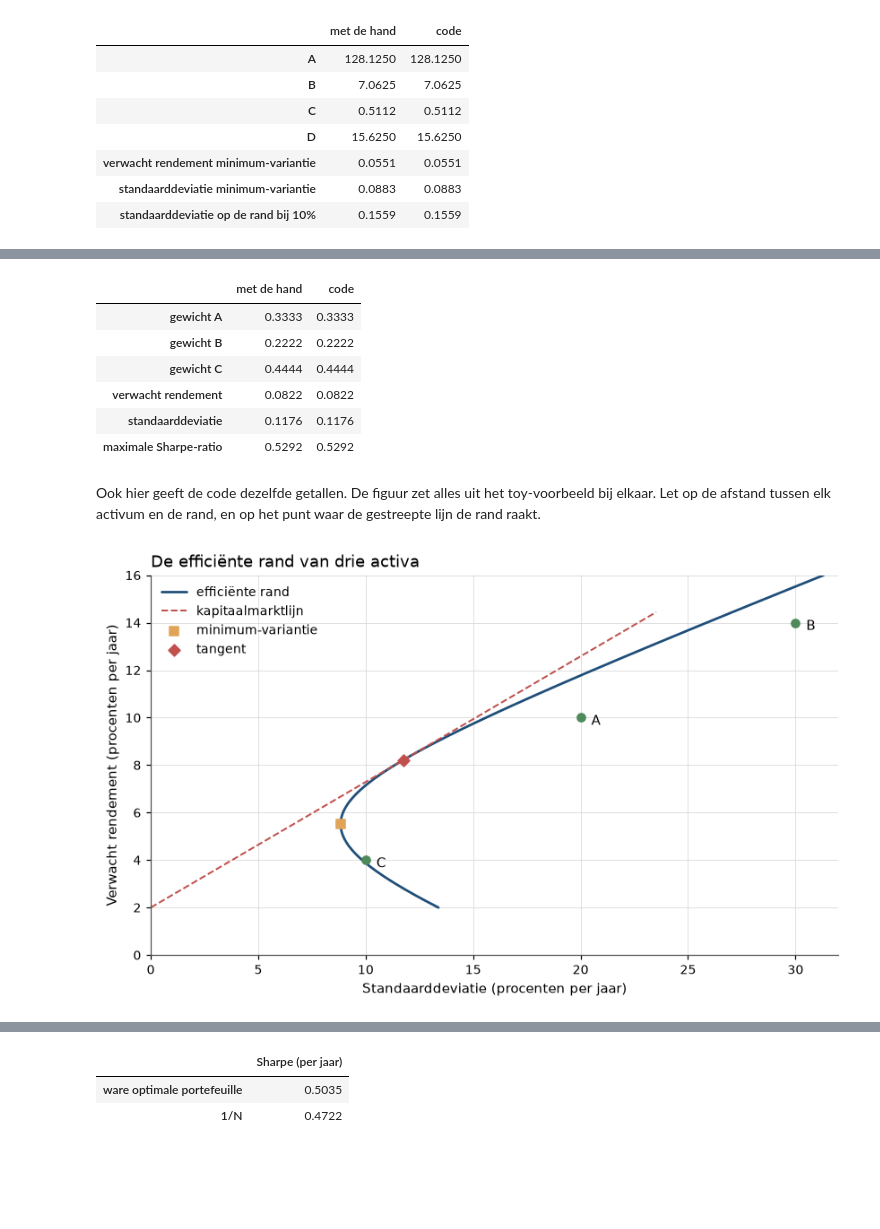
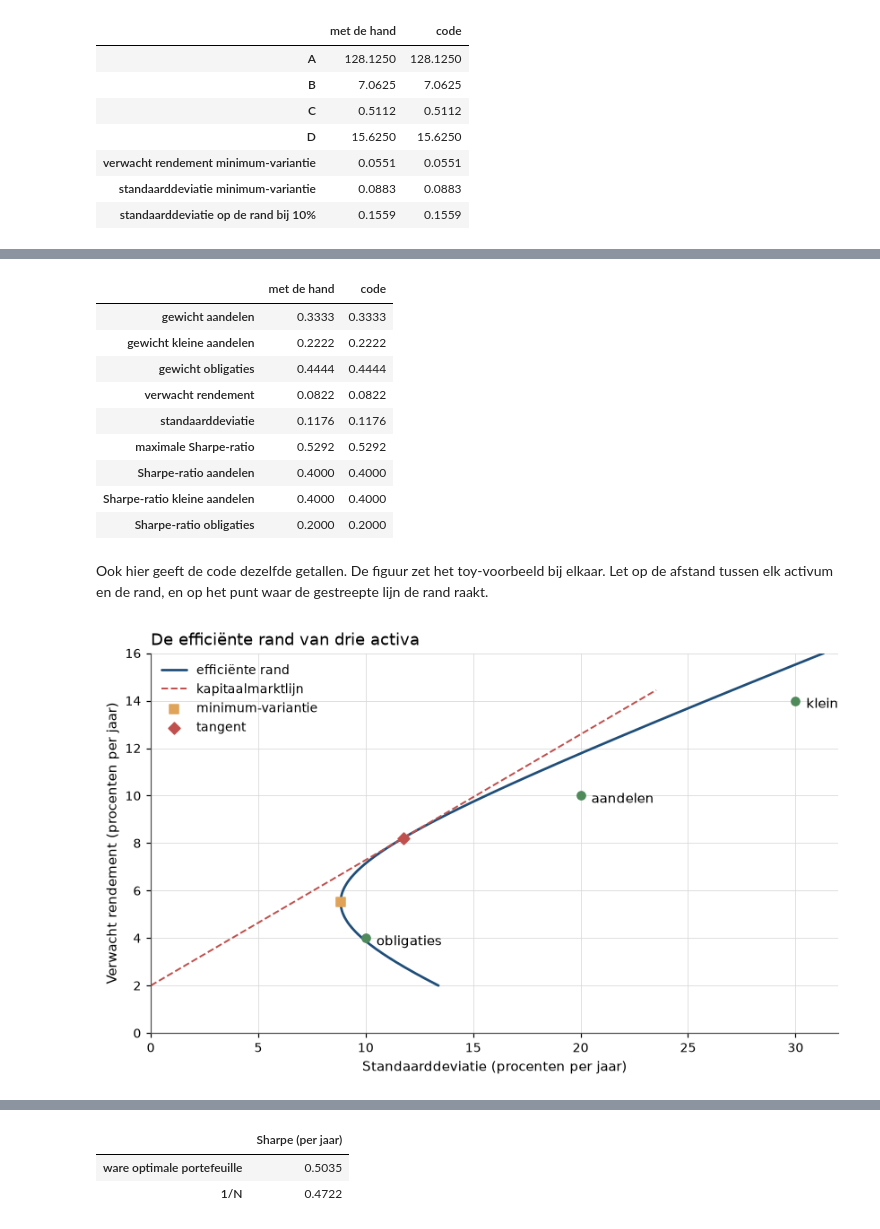
Before and after one commit to MaartenN14/history-asset-pricing, a Jupyter notebook: lectures/01_04_markowitz.ipynb, the cells around one changed output, grey strips where cells are left out. Cells and saved outputs as stored; diff of their text form; code cells hidden in the pictures; blank space fills up the shorter version.

```diff
--- a/lectures/01_04_markowitz.ipynb
+++ b/lectures/01_04_markowitz.ipynb
@@ -673,52 +535,59 @@ w_tan = (Sinv_mu - rf * Sinv_1) / (B - rf * A)            # eq-markowitz-tangent
 sharpe_max = np.sqrt(C - 2 * rf * B + rf**2 * A)
 mu_tan = w_tan @ mu
 sigma_tan = np.sqrt(w_tan @ Sigma @ w_tan)
+sharpe_assets = (mu - rf) / sd                            # Sharpe-ratio per activum
 
 pd.DataFrame(
-    {"met de hand": [0.3333, 0.2222, 0.4444, 0.0822, 0.1176, 0.5292],
-     "code": [w_tan[0], w_tan[1], w_tan[2], mu_tan, sigma_tan, sharpe_max]},
-    index=["gewicht A", "gewicht B", "gewicht C", "verwacht rendement",
-           "standaarddeviatie", "maximale Sharpe-ratio"],
+    {"met de hand": [0.3333, 0.2222, 0.4444, 0.0822, 0.1176, 0.5292, 0.40, 0.40, 0.20],
+     "code": [w_tan[0], w_tan[1], w_tan[2], mu_tan, sigma_tan, sharpe_max,
+              *sharpe_assets]},
+    index=["gewicht aandelen", "gewicht kleine aandelen", "gewicht obligaties",
+           "verwacht rendement", "standaarddeviatie", "maximale Sharpe-ratio",
+           "Sharpe-ratio aandelen", "Sharpe-ratio kleine aandelen",
+           "Sharpe-ratio obligaties"],
 ).round(4)
 # %% [output]
 |  | met de hand | code |
-| gewicht A | 0.3333 | 0.3333 |
-| gewicht B | 0.2222 | 0.2222 |
-| gewicht C | 0.4444 | 0.4444 |
+| gewicht aandelen | 0.3333 | 0.3333 |
+| gewicht kleine aandelen | 0.2222 | 0.2222 |
+| gewicht obligaties | 0.4444 | 0.4444 |
 | verwacht rendement | 0.0822 | 0.0822 |
 | standaarddeviatie | 0.1176 | 0.1176 |
 | maximale Sharpe-ratio | 0.5292 | 0.5292 |
+| Sharpe-ratio aandelen | 0.4000 | 0.4000 |
+| Sharpe-ratio kleine aandelen | 0.4000 | 0.4000 |
+| Sharpe-ratio obligaties | 0.2000 | 0.2000 |
 # %% [markdown]
-Ook hier geeft de code dezelfde getallen. De figuur zet alles uit het
-toy-voorbeeld bij elkaar. Let op de afstand tussen elk activum en de rand, en op
-het punt waar de gestreepte lijn de rand raakt.
+Ook hier geeft de code dezelfde getallen. De figuur zet het toy-voorbeeld bij
+elkaar. Let op de afstand tussen elk activum en de rand, en op het punt waar de
+gestreepte lijn de rand raakt.
 # %%
 grid = np.linspace(0.02, 0.16, 400)
 sigma_frontier = np.sqrt((A * grid**2 - 2 * B * grid + C) / D)
 sigma_cml_end = 2 * sigma_tan                     # kapitaalmarktlijn tot 2x sigma_tan
 
 fig, ax = plt.subplots()
 ax.plot(sigma_frontier * 100, grid * 100, lw=1.8, label="efficiënte rand")
 ax.plot([0, sigma_cml_end * 100],
         [rf * 100, (rf + sharpe_max * sigma_cml_end) * 100],
         ls="--", lw=1.3, color=hap.plotting.COLORS[1],
         label="kapitaalmarktlijn")
 ax.scatter(sd * 100, mu * 100, zorder=3, color=hap.plotting.COLORS[2])
-for name, s, m in zip(["A", "B", "C"], sd, mu):
+for name, s, m in zip(["aandelen", "klein", "obligaties"], sd, mu):
     ax.annotate(name, (s * 100 + 0.5, m * 100 - 0.3))
 ax.scatter([sigma_mv * 100], [B / A * 100], marker="s", zorder=3,
            color=hap.plotting.COLORS[3], label="minimum-variantie")
 ax.scatter([sigma_tan * 100], [mu_tan * 100],
            marker="D", zorder=3, color=hap.plotting.COLORS[1], label="tangent")
 ax.set_xlim(0, 32)
 ax.set_ylim(0, 16)
 ax.set_xlabel("Standaarddeviatie (procenten per jaar)")
 ax.set_ylabel("Verwacht rendement (procenten per jaar)")
 ax.set_title("De efficiënte rand van drie activa")
 ax.legend()
 plt.show()
 # %% [output]
-[figure, old version]
+[figure, new version]
 # %% [markdown]
 :::{figure} #cel-markowitz-frontier
 :label: fig-markowitz-frontier
```
Also changed, not shown: parts of 36 cells of this notebook, 6 other files.
